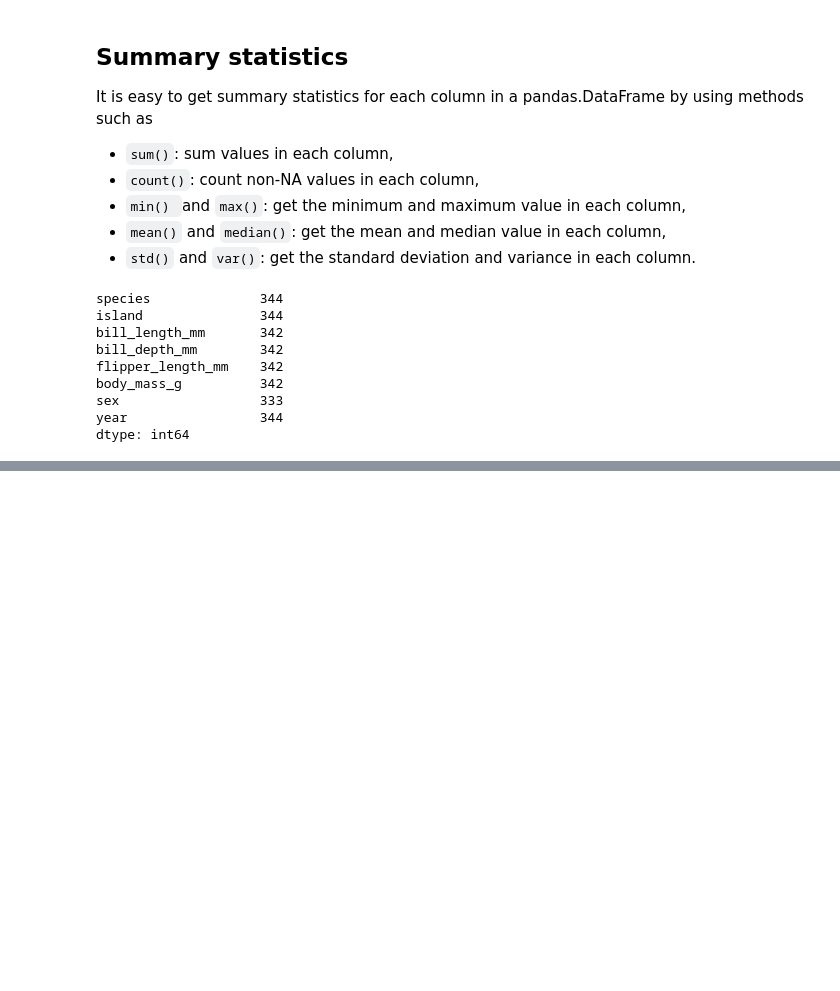
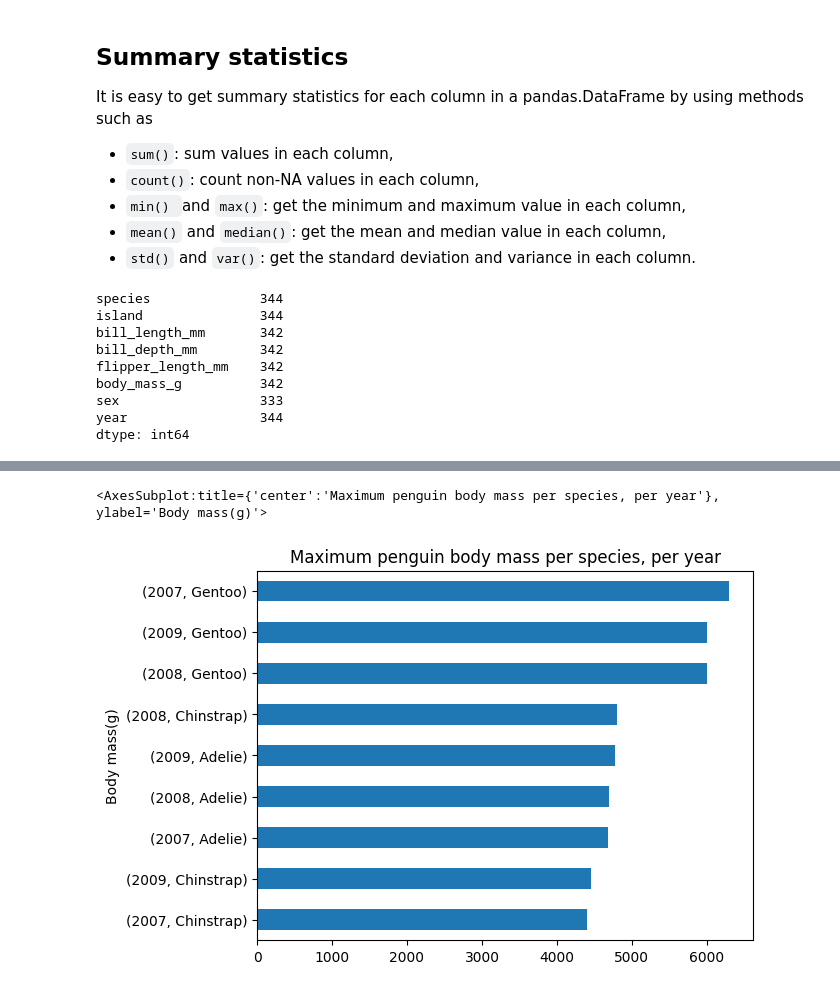
Before and after one commit to kaimorquecho/eds220-2025-in-class, a Jupyter notebook: week-2-groupby.ipynb, the cells around one changed output, grey strips where cells are left out. Saved outputs shown, nothing was run; the diff lists cells and outputs as text; code cells hidden in the pictures; blank space fills up the shorter version.

Commit message:
added groupby notes

```diff
--- a/week-2-groupby.ipynb
+++ b/week-2-groupby.ipynb
@@ -51,0 +106,16 @@ dtype: int64
+# %%
+# 1 and 2
+
+(penguins.groupby(['year','species'])
+         .body_mass_g
+         .max()
+         .sort_values()
+         .plot(kind='barh',
+              title='Maximum penguin body mass per species, per year',
+              ylabel = ('Year, Species'),
+              xlabel = ('Body mass(g)'))
+
+)
+# %% [output]
+<AxesSubplot:title={'center':'Maximum penguin body mass per species, per year'}, ylabel='Body mass(g)'>
+[figure, added]
```
Also changed, not shown: parts of 4 cells of this notebook.
